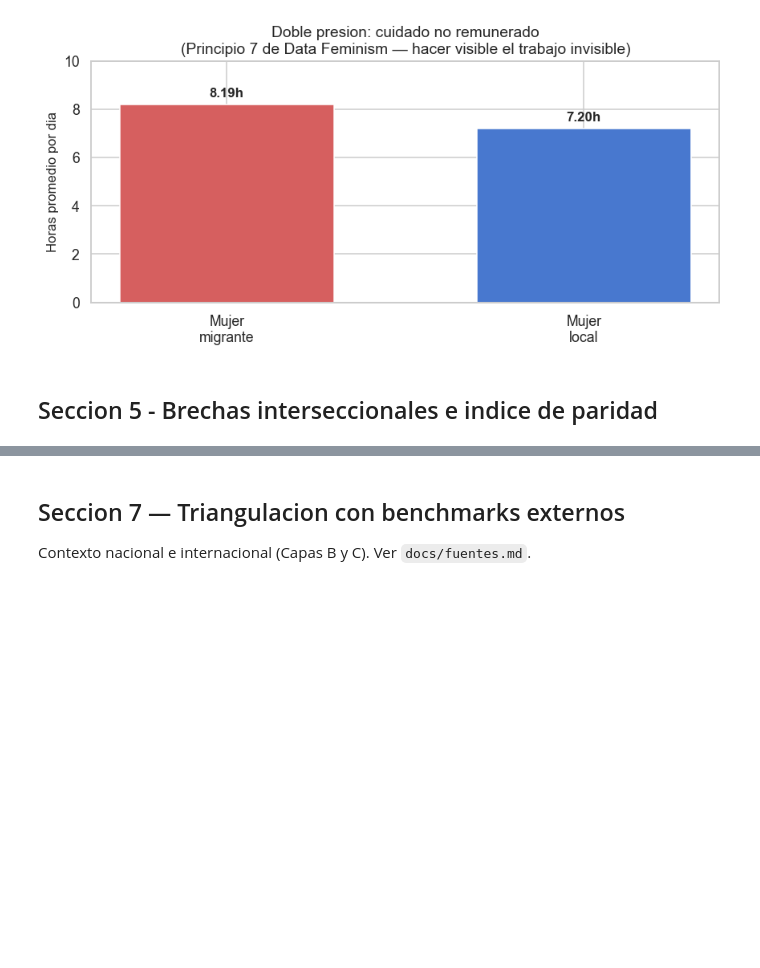
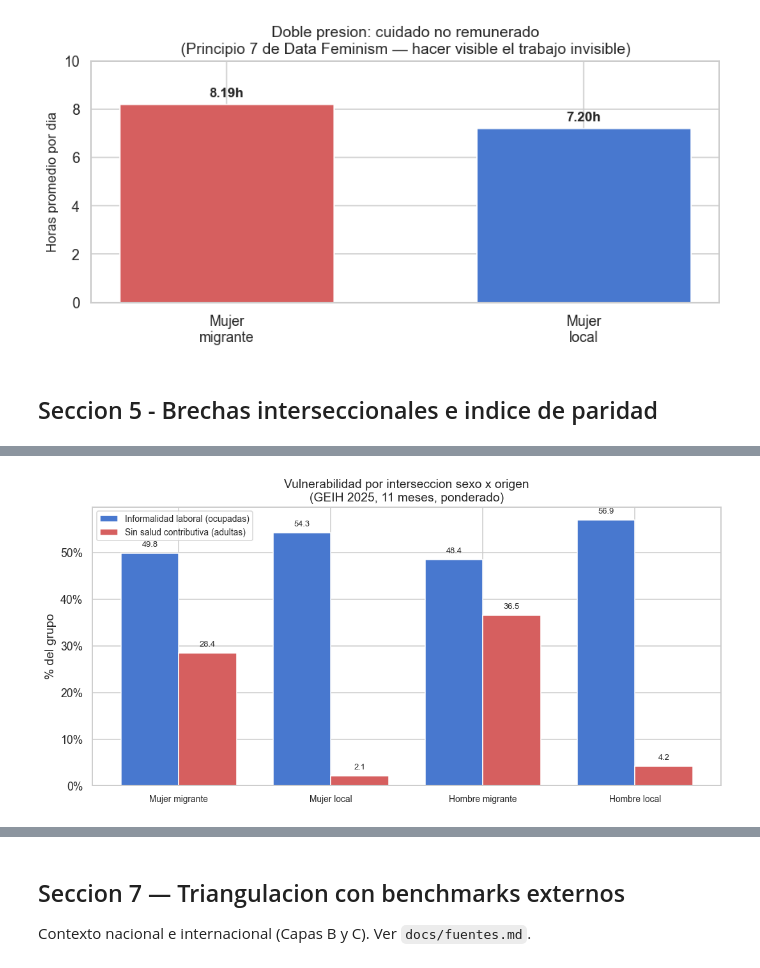
Before and after one commit to iher9812/datasketch-migration-data, a Jupyter notebook: analisis_bancarizacion_mujeres_migrantes.ipynb, the cells around one changed output, grey strips where cells are left out. Drawn from its saved outputs; the diff is of its cells as text; code cells hidden in the pictures; blank space fills up the shorter version.

```diff
--- a/analisis_bancarizacion_mujeres_migrantes.ipynb
+++ b/analisis_bancarizacion_mujeres_migrantes.ipynb
@@ -434,3 +431,85 @@ CARGA DE CUIDADO NO REMUNERADO (horas/dia)
 # %% [markdown]
 <a id='sec5'></a>
 ## Seccion 5 - Brechas interseccionales e indice de paridad
+# %%
+# ── Brechas interseccionales e índice de paridad ────────────────────────────
+# API real de lib_geih:
+#   tasa_ponderada(df, var_binaria, grupo, peso) -> DataFrame con tasa_pct por grupo
+#   brecha_paridad(tasas, grupo_col, ref, comp)  -> dict {brecha_absoluta_pp, indice_paridad, ...}
+# Indicadores NEGATIVOS (mas alto = mas vulnerable): paridad MM/HL > 1 = desventaja MM.
+# OJO denominadores: informalidad se mide SOLO entre ocupadas (cotiza_pension no nulo);
+# salud contributiva se mide sobre toda la poblacion adulta.
+
+adultos["sin_salud_contributiva"] = (adultos["afiliacion_salud"] != 1)
+ocupadas = adultos[adultos["cotiza_pension"].notna()]   # universo laboral
+
+GRUPOS_ORD = ["Mujer migrante", "Mujer local", "Hombre migrante", "Hombre local"]
+# (universo, variable, etiqueta)
+INDICADORES = [
+    (ocupadas, "informal",               "Informalidad laboral (ocupadas)"),
+    (adultos,  "sin_salud_contributiva", "Sin salud contributiva (adultas)"),
+]
+
+filas = []
+for universo, col, etiq in INDICADORES:
+    tasas = tasa_ponderada(universo, col, "grupo", PESO)
+    serie = tasas.set_index("grupo")["tasa_pct"]
+    bp = brecha_paridad(tasas, "grupo", ref="Hombre local", comp="Mujer migrante")
+    fila = {"Indicador (%)": etiq}
+    for g in GRUPOS_ORD:
+        fila[g] = serie.get(g, float("nan"))
+    fila["Brecha MM-HL (pp)"] = bp["brecha_absoluta_pp"]
+    fila["Paridad MM/HL"]     = bp["indice_paridad"]
+    filas.append(fila)
+
+brechas_df = pd.DataFrame(filas)
+print("="*72)
+print("BRECHAS INTERSECCIONALES — % ponderado (FEX_C18)")
+print("="*72)
+print("Indicadores NEGATIVOS: mas alto = mas vulnerable.")
+print("Paridad MM/HL > 1 => la mujer migrante esta PEOR que el hombre local.")
+print("Denominadores distintos: informalidad=ocupadas | salud=todas las adultas.\n")
+display(brechas_df)
+
+# ── Carga de cuidado: variable CONTINUA -> media ponderada ──────────────────
+cuid = adultos.dropna(subset=["horas_cuidado_dia"])
+filas_c = []
+for g in GRUPOS_ORD:
+    sub = cuid[cuid["grupo"] == g]
+    if len(sub):
+        media = np.average(sub["horas_cuidado_dia"], weights=sub[PESO])
+        filas_c.append({"Grupo": g, "Horas cuidado/dia (prom. pond.)": round(media, 2), "n": len(sub)})
+cuid_df = pd.DataFrame(filas_c)
+print("\nCARGA DE CUIDADO NO REMUNERADO (variable continua -> media ponderada):")
+display(cuid_df)
+
+# ── Grafico de barras agrupadas ─────────────────────────────────────────────
+fig, ax = plt.subplots(figsize=(10, 5))
+x = np.arange(len(GRUPOS_ORD)); ancho = 0.38
+colores = {"Informalidad laboral (ocupadas)": "#4878CF", "Sin salud contributiva (adultas)": "#D65F5F"}
+for i, (_, _, etiq) in enumerate(INDICADORES):
+    valores = [brechas_df.loc[brechas_df["Indicador (%)"] == etiq, g].values[0] for g in GRUPOS_ORD]
+    barras = ax.bar(x + (i - 0.5) * ancho, valores, ancho, label=etiq, color=colores[etiq], edgecolor="white")
+    for b, v in zip(barras, valores):
+        ax.text(b.get_x() + b.get_width()/2, v + 1, f"{v:.1f}", ha="center", va="bottom", fontsize=8.5)
+ax.set_xticks(x); ax.set_xticklabels(GRUPOS_ORD, fontsize=9)
+ax.set_ylabel("% del grupo"); ax.yaxis.set_major_formatter(mtick.PercentFormatter())
+ax.set_title("Vulnerabilidad por interseccion sexo x origen\n(GEIH 2025, 11 meses, ponderado)")
+ax.legend(fontsize=9)
+plt.tight_layout()
+plt.show()
+
+print("\nLECTURA INTERSECCIONAL (la prosa sigue a los datos, no al reves):")
+print("  - Salud contributiva: desventaja MM clara y robusta (paridad 6.8):")
+print("    ~28% de mujeres migrantes sin afiliacion contributiva vs ~4% de hombres locales.")
+print("  - Cuidado no remunerado: la mujer migrante carga la mayor cantidad de")
+print("    horas/dia (8.2), por encima de todos los grupos.")
+print("  - Informalidad (entre ocupadas): NO muestra desventaja migrante (paridad 0.88).")
+print("    ATENCION: el proxy 'no cotiza pension' probablemente SUBESTIMA la")
+print("    informalidad migrante: las trabajadoras mas precarias (p. ej. irregulares)")
+print("    suelen quedar SIN dato de pension y fuera del universo de ocupadas")
+print("    (missing diferencial, Principio 1). Contrastar con fuentes externas")
+print("    (RMRP reporta ~87% de informalidad en poblacion migrante).")
+print("  => La concentracion de desventaja se confirma en SALUD y CUIDADO,")
+print("     no en el proxy laboral, que aqui es poco fiable para migrantes.")
+# %% [output]
@@ -436,0 +531 @@ CARGA DE CUIDADO NO REMUNERADO (horas/dia)
+[figure, added]
```
Also changed, not shown: parts of 10 cells of this notebook.
